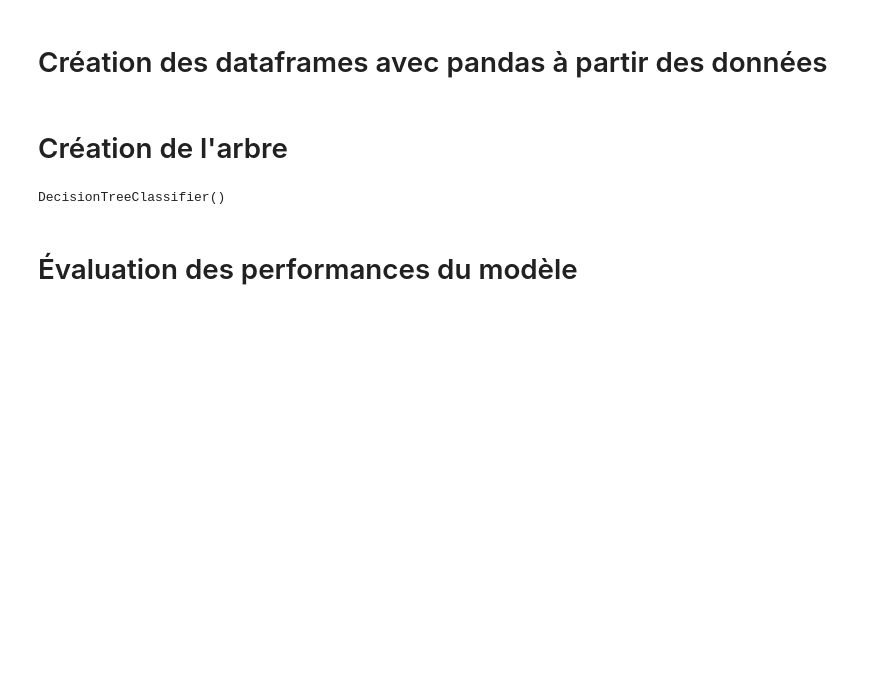
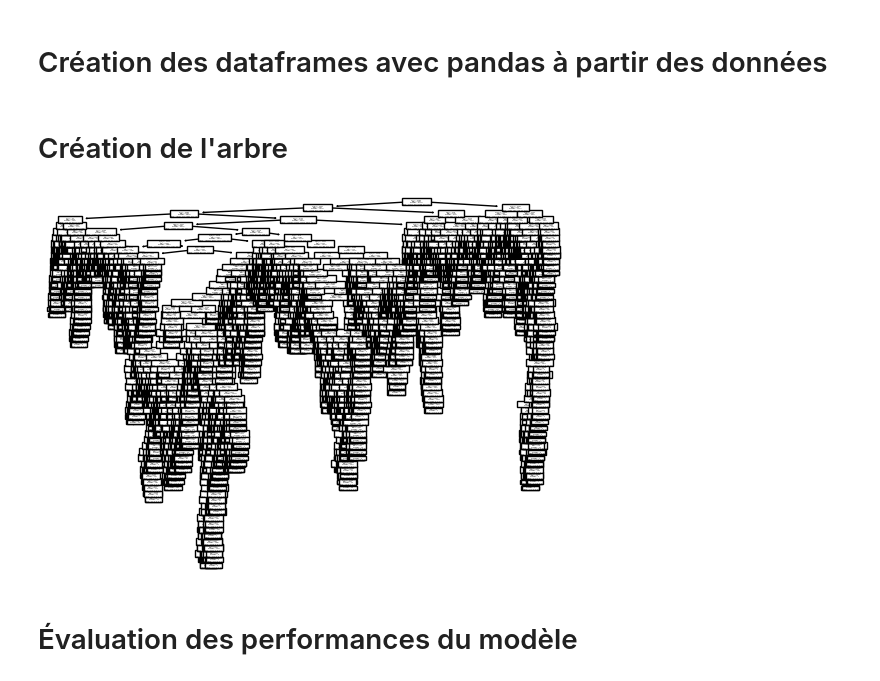
Before and after one commit to man199930/ELE_767_Laboratoire_03, a Jupyter notebook: Laboratoire_03.ipynb, the cells around one changed output. Saved outputs shown, nothing was run; the diff lists cells and outputs as text; code cells hidden in the pictures; blank space fills up the shorter version.

```diff
--- a/Laboratoire_03.ipynb
+++ b/Laboratoire_03.ipynb
@@ -37,8 +37,13 @@ y_test = data_test.iloc[:, -1]
 # %%
 data_tree = tree.DecisionTreeClassifier()
 data_tree.fit(x_train, y_train)
+
+tree.plot_tree(data_tree)
+
+# Save the plot as a PNG file
+plt.savefig('plot.png')
 # %% [output]
-DecisionTreeClassifier()
+[figure, added]
 # %% [markdown]
 # Évaluation des performances du modèle
 # %%
```
Also changed, not shown: parts of 2 cells of this notebook, 2 other files.
